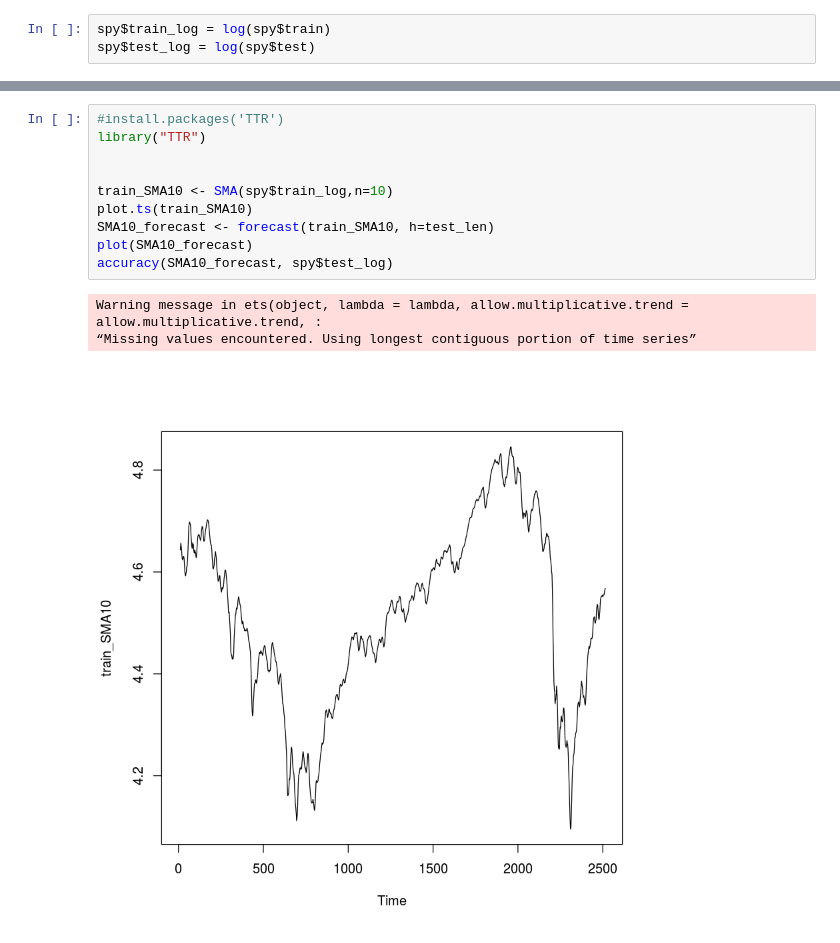
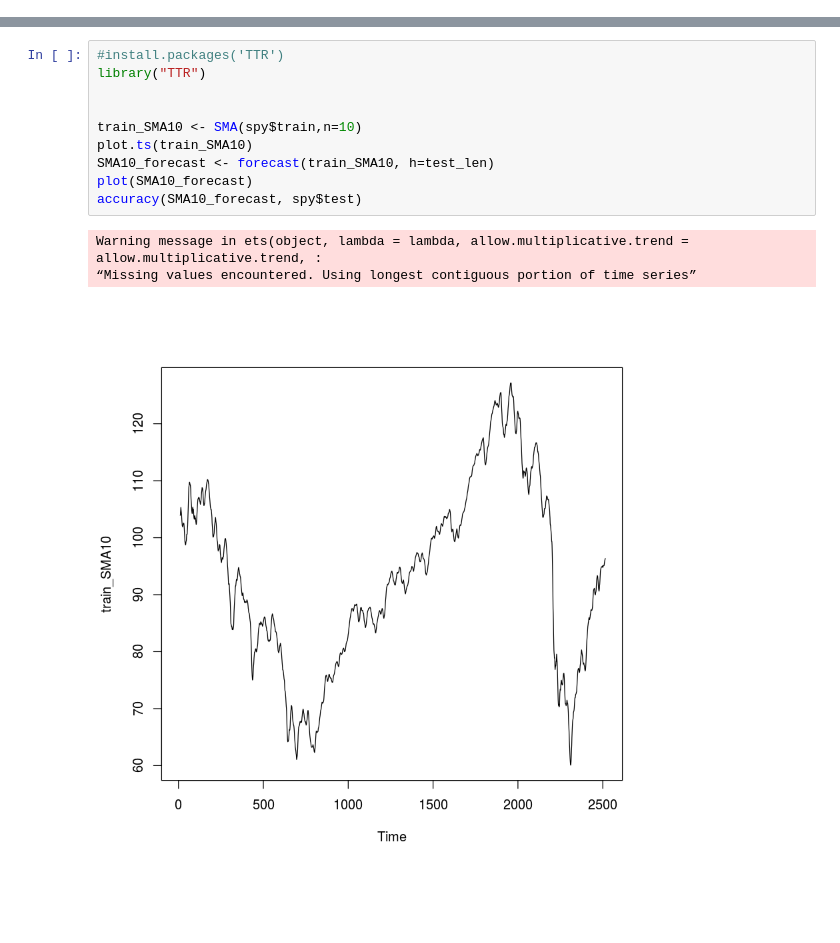
Before and after one commit to heartyguy/stat-finance-time-series-analysis, a Jupyter notebook: smoothing.ipynb, the cells around one changed output, grey strips where cells are left out. Cells and saved outputs as stored; diff of their text form; blank space fills up the shorter version.

```diff
--- a/smoothing.ipynb
+++ b/smoothing.ipynb
@@ -36,6 +48,3 @@ time series ends   2011-12-30
 [figure]
 [figure]
 [figure]
-# %%
-spy$train_log = log(spy$train)
-spy$test_log = log(spy$test)
@@ -42,15 +57,15 @@ spy$test_log = log(spy$test)
 # %%
 #install.packages('TTR')
 library("TTR")
 
 
-train_SMA10 <- SMA(spy$train_log,n=10)
+train_SMA10 <- SMA(spy$train,n=10)
 plot.ts(train_SMA10)
 SMA10_forecast <- forecast(train_SMA10, h=test_len)
 plot(SMA10_forecast)
-accuracy(SMA10_forecast, spy$test_log)
+accuracy(SMA10_forecast, spy$test)
 # %% [output]
 Warning message in ets(object, lambda = lambda, allow.multiplicative.trend = allow.multiplicative.trend, :
 “Missing values encountered. Using longest contiguous portion of time series”
-[figure, old version]
+[figure, new version]
 |  | ME | RMSE | MAE | MPE | MAPE | MASE | ACF1 | Theil's U |
```
Also changed, not shown: parts of 8 cells of this notebook, 1 other file.
